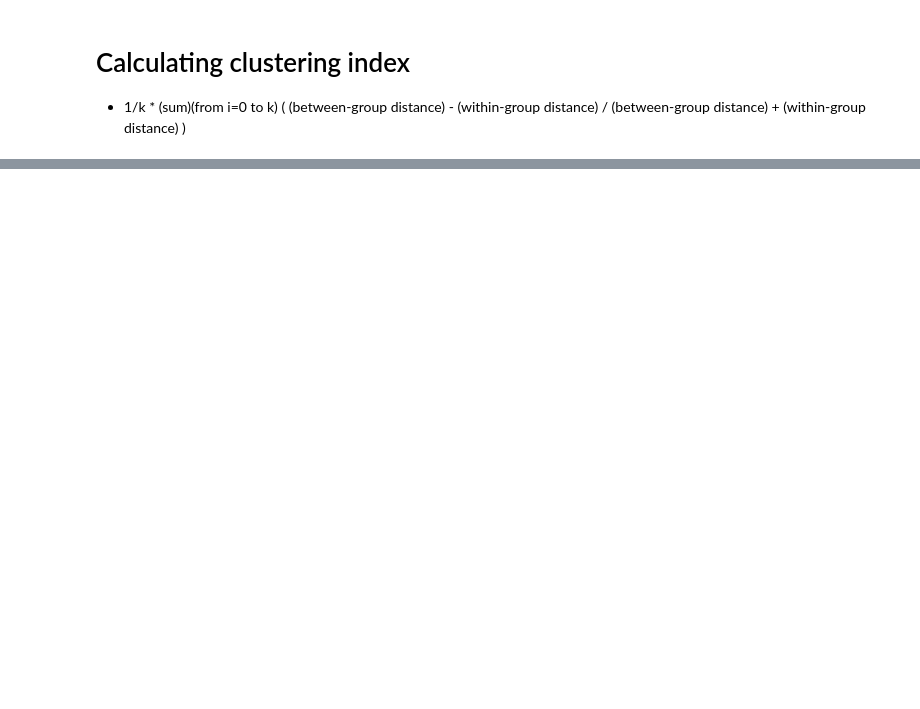
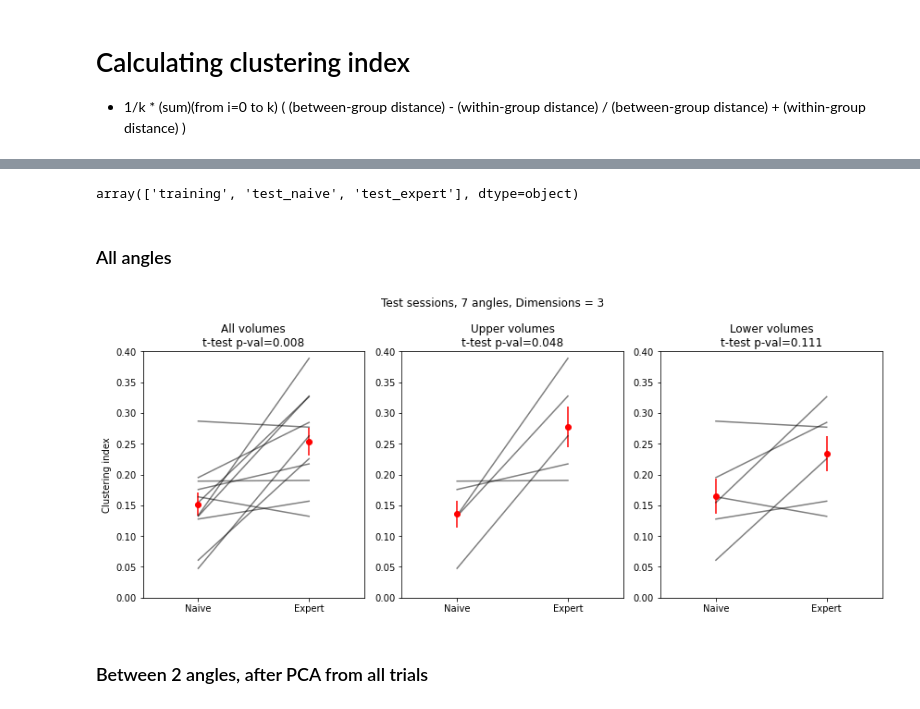
Before and after one commit to jkim0731/Neural-stretching-in-vS1, a Jupyter notebook: data_analysis/240323_clustering_index_across_learning.ipynb, the cells around one changed output, grey strips where cells are left out. Drawn from its saved outputs; the diff is of its cells as text; code cells hidden in the pictures; blank space fills up the shorter version.

```diff
--- a/data_analysis/240323_clustering_index_across_learning.ipynb
+++ b/data_analysis/240323_clustering_index_across_learning.ipynb
@@ -60,6 +74,5 @@ array([ 90, 105,  45, 135,  60, 120,  75], dtype=uint16)
 dim_nums = np.arange(3,17,2)
 angles = per_touch_response_df.pole_angle.unique()
 pca = PCA()
-pca.fit_transform(per_touch_response_xr_fit)
+pca.fit(per_touch_response_xr_fit)
 dim_num = 3
-pca.components_[:,:dim_num]
@@ -83,0 +144,13 @@ array([[ 5.56481332e-02, -7.60418177e-03,  3.56143713e-03],
+# %%
+results_dir = base_dir / 'results'
+load_dir = results_dir / 'pop_responses' / 'touch_before_answer'
+# %%
+reload(ci)
+mouse = 25
+volume = 1
+session = 1
+touch_response_fn = f'JK{mouse:03}_volume{volume}_S{session:02}_ve_{varexp_threshold}_ptf_{post_touch_frames}.npy'
+touch_response_results = np.load(load_dir / touch_response_fn, allow_pickle=True).item()
+response_xr = touch_response_results['per_touch_response_xr_fit']
+response_df = touch_response_results['per_touch_response_df']
+ci.calculate_clustering_index(response_xr, response_df, num_dims=3)
@@ -119,0 +167,6 @@ Text(0.5, 0, 'PC3')
+# %%
+use_volume_df.session_type.unique()
+# %% [output]
+array(['training', 'test_naive', 'test_expert'], dtype=object)
+# %% [markdown]
+### All angles
@@ -119,0 +205,47 @@ Text(0.5, 0, 'PC3')
+# %%
+num_dim = 3
+dim_ind = np.where(num_dims==num_dim)[0][0]
+
+ylims = [0, 0.4]
+fig, ax = plt.subplots(1,3, figsize=(12,5))
+
+ax[0].errorbar([0, 1], [np.mean(ci_naive[:,dim_ind]), np.mean(ci_expert[:,dim_ind])],
+               [np.std(ci_naive[:,dim_ind])/np.sqrt(ci_naive.shape[0]),
+                np.std(ci_expert[:,dim_ind])/np.sqrt(ci_expert.shape[0])],
+                color='r', fmt='o')
+for i in range(ci_naive.shape[0]):
+    ax[0].plot([0,1], [ci_naive[i,dim_ind], ci_expert[i,dim_ind]], 'k-', alpha=0.5)
+ax[0].set_ylabel('Clustering index')
+t, p = stats.ttest_rel(ci_naive[:,dim_ind], ci_expert[:,dim_ind])
+ax[0].set_title(f'All volumes\nt-test p-val={p:.3f}')
+
+ax[1].errorbar([0, 1], [np.mean(ci_upper_naive[:,dim_ind]), np.mean(ci_upper_expert[:,dim_ind])],
+                [np.std(ci_upper_naive[:,dim_ind])/np.sqrt(ci_upper_naive.shape[0]),
+                 np.std(ci_upper_expert[:,dim_ind])/np.sqrt(ci_upper_expert.shape[0])],
+                 color='r', fmt='o')
+for i in range(ci_upper_naive.shape[0]):
+    ax[1].plot([0,1], [ci_upper_naive[i,dim_ind], ci_upper_expert[i,dim_ind]], 'k-', alpha=0.5)
+t, p = stats.ttest_rel(ci_upper_naive[:,dim_ind], ci_upper_expert[:,dim_ind])
+ax[1].set_title(f'Upper volumes\nt-test p-val={p:.3f}')
+
+ax[2].errorbar([0, 1], [np.mean(ci_lower_naive[:,dim_ind]), np.mean(ci_lower_expert[:,dim_ind])],
+                [np.std(ci_lower_naive[:,dim_ind])/np.sqrt(ci_lower_naive.shape[0]),
+                 np.std(ci_lower_expert[:,dim_ind])/np.sqrt(ci_lower_expert.shape[0])],
+                 color='r', fmt='o')
+for i in range(ci_lower_naive.shape[0]):
+    ax[2].plot([0,1], [ci_lower_naive[i,dim_ind], ci_lower_expert[i,dim_ind]], 'k-', alpha=0.5)
+t, p = stats.ttest_rel(ci_lower_naive[:,dim_ind], ci_lower_expert[:,dim_ind])
+ax[2].set_title(f'Lower volumes\nt-test p-val={p:.3f}')
+
+for axx in ax:
+    axx.set_ylim(ylims)
+    axx.set_xticks([0,1])
+    axx.set_xticklabels(['Naive', 'Expert'])
+    axx.set_xlim([-0.5, 1.5])
+
+fig.suptitle(f'Test sessions, 7 angles, Dimensions = {num_dim}')
+fig.tight_layout()
+# %% [output]
+[figure, added]
+# %% [markdown]
+### Between 2 angles, after PCA from all trials
```
Also changed, not shown: parts of 56 cells of this notebook, 5 other files.
